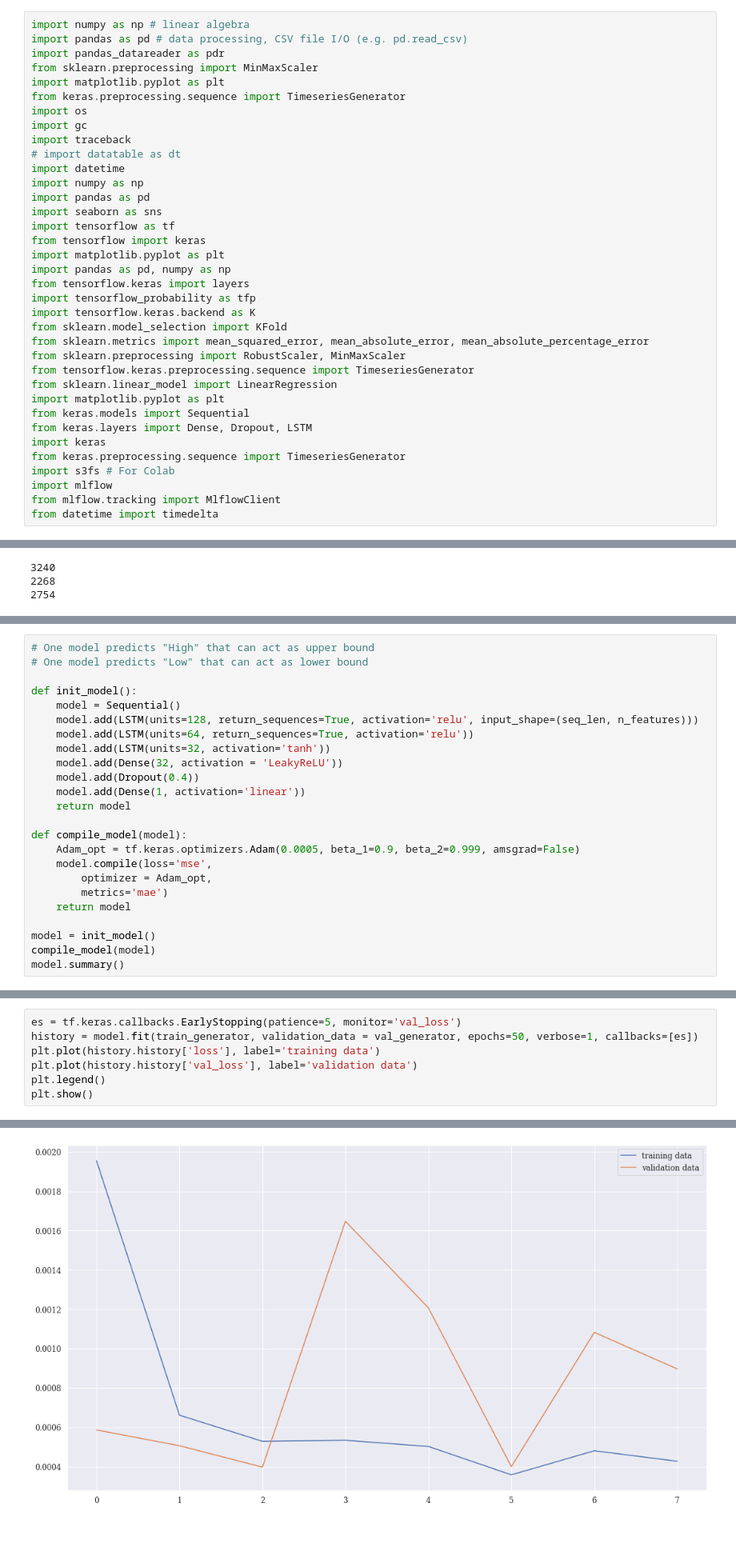
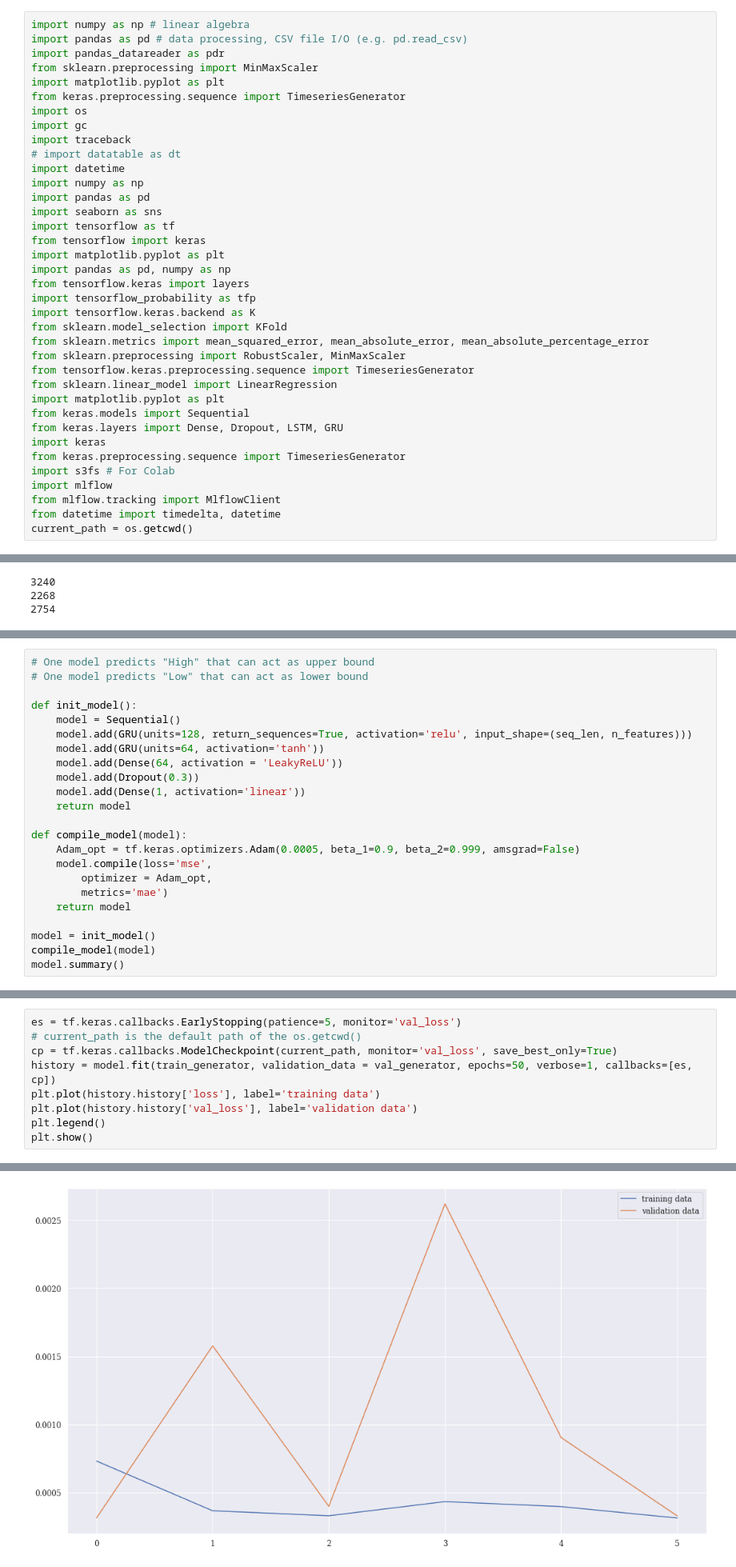
Before and after one commit to lamtrinh259/crypto_backend, a Jupyter notebook: notebooks/crypto_forecasting_final_project.ipynb, the cells around one changed output, grey strips where cells are left out. Shown at 80% size. Saved outputs shown, nothing was run; the diff lists cells and outputs as text; blank space fills up the shorter version.

```diff
--- a/notebooks/crypto_forecasting_final_project.ipynb
+++ b/notebooks/crypto_forecasting_final_project.ipynb
@@ -50,13 +50,14 @@ from tensorflow.keras.preprocessing.sequence import TimeseriesGenerator
 from sklearn.linear_model import LinearRegression
 import matplotlib.pyplot as plt
 from keras.models import Sequential
-from keras.layers import Dense, Dropout, LSTM
+from keras.layers import Dense, Dropout, LSTM, GRU
 import keras
 from keras.preprocessing.sequence import TimeseriesGenerator
 import s3fs # For Colab
 import mlflow
 from mlflow.tracking import MlflowClient
-from datetime import timedelta
+from datetime import timedelta, datetime
+current_path = os.getcwd()
 # %%
 # Set graph style and font
 sns.set()
@@ -620,11 +616,10 @@ Predict this y:
 
 def init_model():
     model = Sequential()
-    model.add(LSTM(units=128, return_sequences=True, activation='relu', input_shape=(seq_len, n_features)))
-    model.add(LSTM(units=64, return_sequences=True, activation='relu'))
-    model.add(LSTM(units=32, activation='tanh'))
-    model.add(Dense(32, activation = 'LeakyReLU'))
-    model.add(Dropout(0.4))
+    model.add(GRU(units=128, return_sequences=True, activation='relu', input_shape=(seq_len, n_features)))
+    model.add(GRU(units=64, activation='tanh'))
+    model.add(Dense(64, activation = 'LeakyReLU'))
+    model.add(Dropout(0.3))
     model.add(Dense(1, activation='linear'))
     return model
 
@@ -658,7 +656,9 @@ Non-trainable params: 0
 _________________________________________________________________
 # %%
 es = tf.keras.callbacks.EarlyStopping(patience=5, monitor='val_loss')
-history = model.fit(train_generator, validation_data = val_generator, epochs=50, verbose=1, callbacks=[es])
+# current_path is the default path of the os.getcwd()
+cp = tf.keras.callbacks.ModelCheckpoint(current_path, monitor='val_loss', save_best_only=True)
+history = model.fit(train_generator, validation_data = val_generator, epochs=50, verbose=1, callbacks=[es, cp])
 plt.plot(history.history['loss'], label='training data')
 plt.plot(history.history['val_loss'], label='validation data')
 plt.legend()
@@ -683 +684 @@ Epoch 8/50
-[figure, old version]
+[figure, new version]
```
Also changed, not shown: parts of 67 cells of this notebook, 40 other files.
